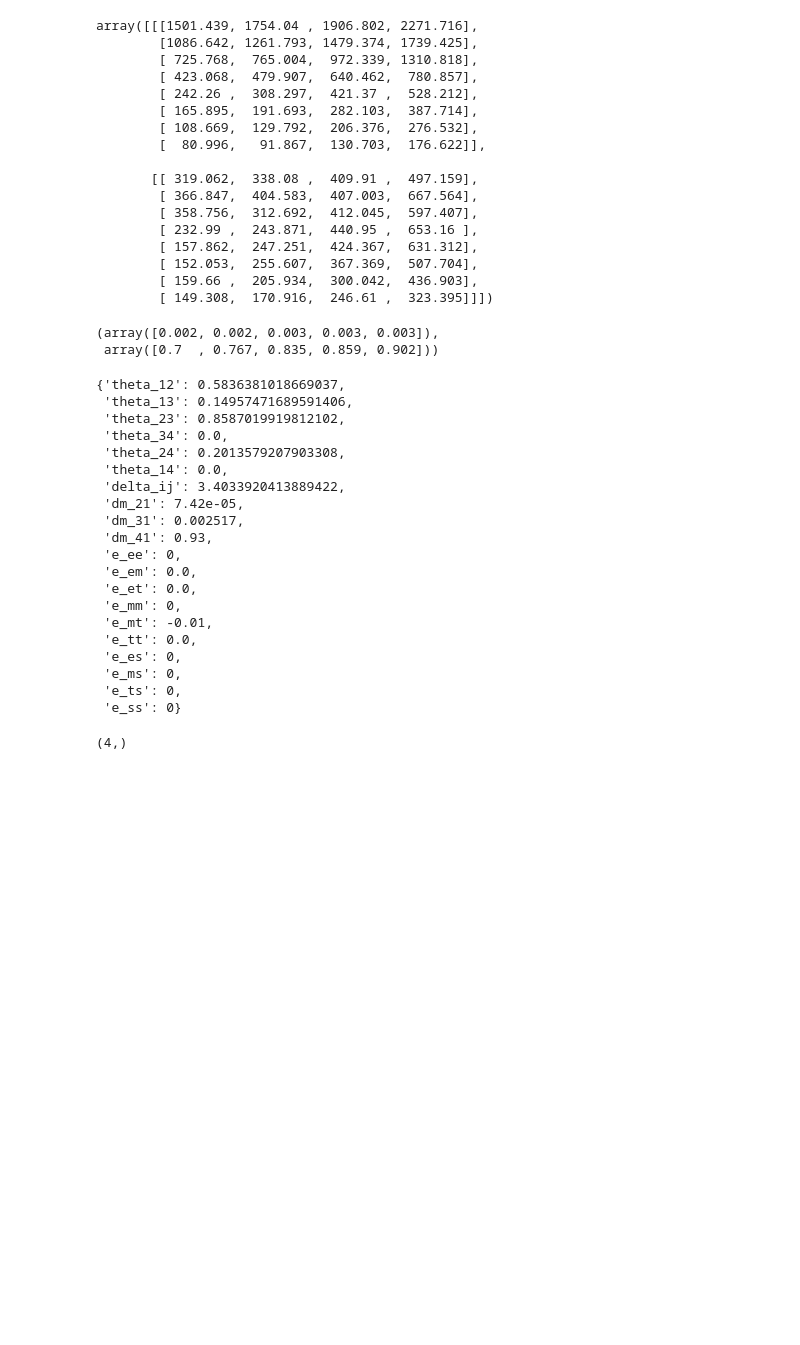
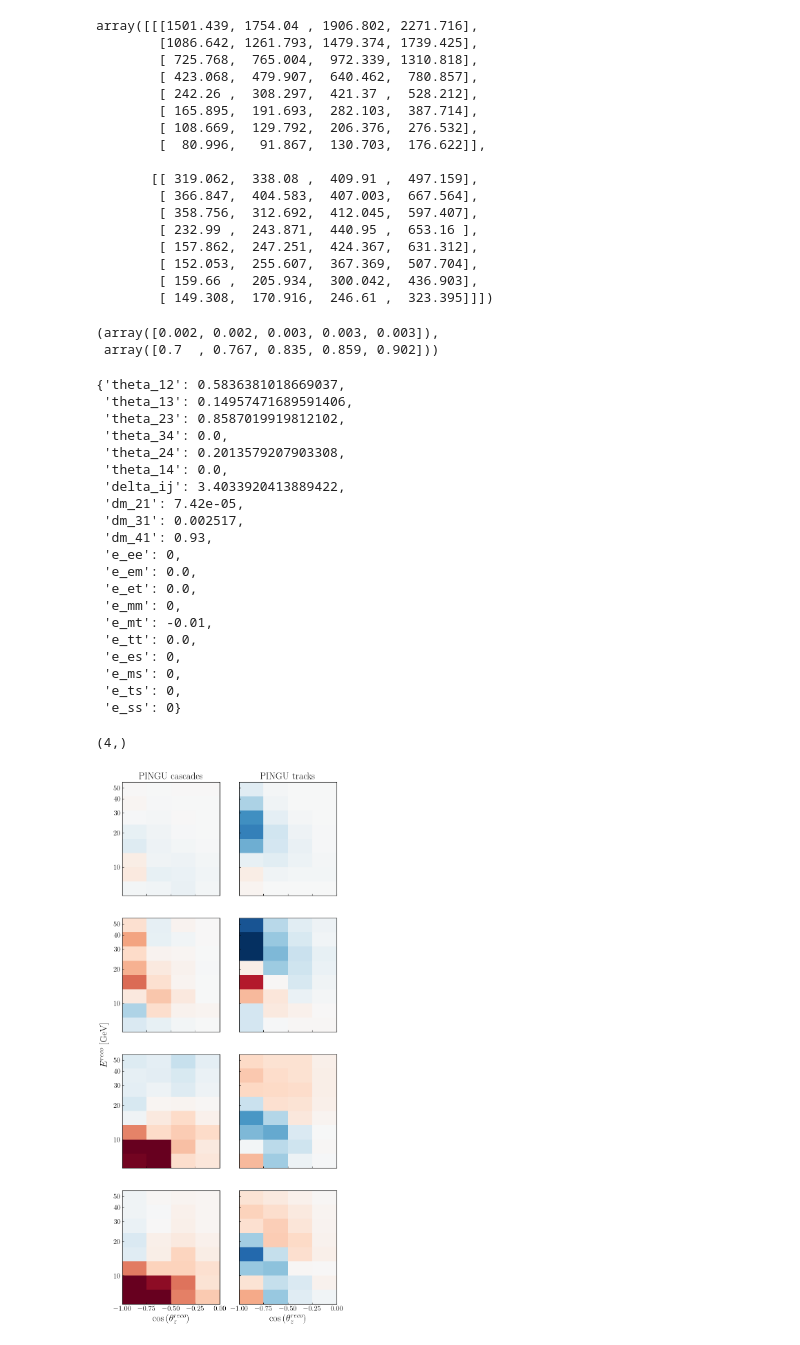
Before and after one commit to Sjoeborg/thesis, a Jupyter notebook: notebooks/PINGU/analysis.ipynb, the cells around one changed output. Cells and saved outputs as stored; diff of their text form; code cells hidden in the pictures; blank space fills up the shorter version.

```diff
--- a/notebooks/PINGU/analysis.ipynb
+++ b/notebooks/PINGU/analysis.ipynb
@@ -420,3 +420,70 @@ param_list[67]
 ax.shape
 # %% [output]
 (4,)
+# %%
+H1_PINGU = [pickle.load(open(f'./pre_computed/H1_NO_PINGU_5x5x9x1x1x1.p','rb'))*livetime,
+            pickle.load(open(f'./pre_computed/H1_NO_PINGU_5x5x1x9x1x1.p','rb'))*livetime,
+            pickle.load(open(f'./pre_computed/H1_NO_PINGU_5x5x1x1x9x1.p','rb'))*livetime,
+            pickle.load(open(f'./pre_computed/H1_NO_PINGU_5x5x1x1x1x9.p','rb'))*livetime]
+H1_DC = [pickle.load(open(f'./pre_computed/H1_NO_DC_5x5x9x1x1x1.p','rb'))*livetime,
+         pickle.load(open(f'./pre_computed/H1_NO_DC_5x5x1x9x1x1.p','rb'))*livetime,
+         pickle.load(open(f'./pre_computed/H1_NO_DC_5x5x1x1x9x1.p','rb'))*livetime,
+         pickle.load(open(f'./pre_computed/H1_NO_DC_5x5x1x1x1x9.p','rb'))*livetime]
+H0_PINGU = pickle.load(open(f'./pre_computed/H0_NO_PINGU.p','rb'))*livetime
+H0_DC = pickle.load(open(f'./pre_computed/H0_NO_DC.p','rb'))*livetime
+# %%
+from matplotlib.colors import CenteredNorm
+from matplotlib import gridspec
+fig, ax = plt.subplots(4,2,figsize=(8,20),sharex=True, sharey=True, squeeze=True)
+titles = [r'$\epsilon_{\tau\tau}$', r'$\epsilon_{\mu\tau}$', r'$\epsilon_{e\mu}$', r'$\epsilon_{e\tau}$']
+
+for i in range(4):
+    N_NSI_left = H1_PINGU[i][67,:,:,0:5] #emt = -0.01, dm and th23 at nufit
+    N_NSI_left_DC = H1_DC[i][67,:,:,0:5]
+    N_SI = H0_PINGU[:,:,0:5] #H0
+    N_SI_DC = H0_DC[:,:,0:5] #H0
+    pull_min = (N_NSI_left - N_SI)/np.sqrt(N_SI)
+    pulls = [pull_min[0], pull_min[1]]
+
+
+
+
+    for pid in [0,1]:
+        #ax[i][pid].set_title(titles[pid], fontsize=20)
+        im = ax[i][pid].pcolormesh(zbins_2018[0:5],Ebins_2018, pulls[pid], cmap='RdBu', vmin = -1, vmax=1)
+        ax[i][pid].set_yscale('log')
+
+
+        ax[i][pid].set_yticks([], minor=True)
+        ax[i][pid].get_yaxis().set_major_formatter(matplotlib.ticker.ScalarFormatter())
+        ax[i][pid].get_yaxis().set_minor_formatter(matplotlib.ticker.ScalarFormatter())
+        #ax[pid].ticklabel_format(style='sci',axis='y')
+        ax[i][pid].tick_params(which='both',labelsize=15)
+        ax[i][pid].set_yticks(np.linspace(10,50,5))
+        ax[i][pid].set_xticks(zbins_2018[0:5])
+        ax[i][pid].tick_params(axis='both', direction='in', which='both')
+    #ax[i][0].set_ylabel(r'$E^{reco}$ [\si{\GeV}]', fontsize=20)
+    #ax2 = ax[i][1].twinx()  # instantiate a second axes that shares the same x-axis
+    #ax2.set_yticks([])
+    #ax2.set_ylabel(titles[i], rotation=0, fontsize=20,labelpad=20)
+
+#cax = fig.add_axes([0.85, 0.1, 0.2, 0.78])
+#plt.colorbar(im, ax=cax, pad=0.45)
+
+
+ax[3][0].set_xlabel(r'$\cos{(\theta^{reco}_z)}$', fontsize=20)
+ax[3][1].set_xlabel(r'$\cos{(\theta^{reco}_z)}$', fontsize=20)
+ax2 = cax.twinx()
+ax2.set_yticks([])
+#_=ax2.set_ylabel(r'$(N_{SI} - N_{NSI})/\sqrt{N_{SI}}$', fontsize=20, labelpad= 95)
+#_=cax.axis('off')
+fig.text(0.06, 0.5, r'$E^{reco}$ [\si{\GeV}]', fontsize=20, ha='center', va='center', rotation='vertical')
+ax2.spines['top'].set_visible(False)
+ax2.spines['right'].set_visible(False)
+ax2.spines['bottom'].set_visible(False)
+ax2.spines['left'].set_visible(False)
+ax[0][0].set_title(r'PINGU cascades', fontsize=20)
+ax[0][1].set_title(r'PINGU tracks', fontsize=20)
+save(fig,'PINGU_event_pulls')
+# %% [output]
+[figure, added]
```
Also changed, not shown: parts of 12 cells of this notebook, 9 other files.
